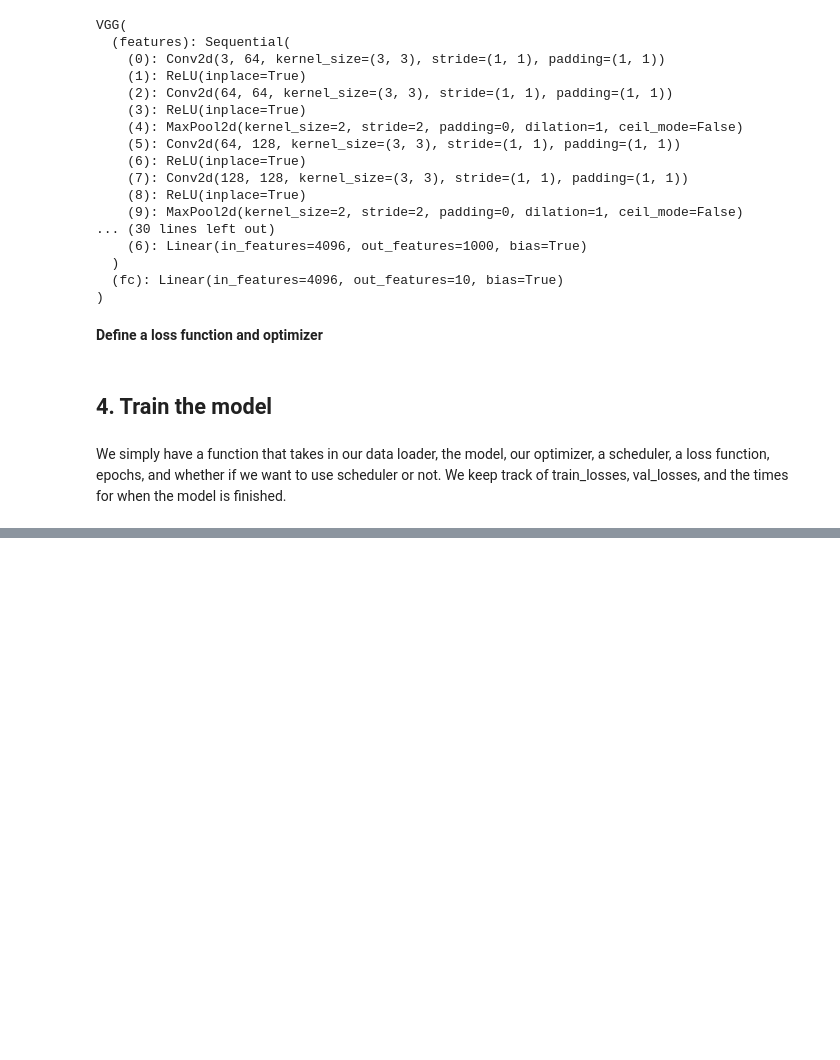
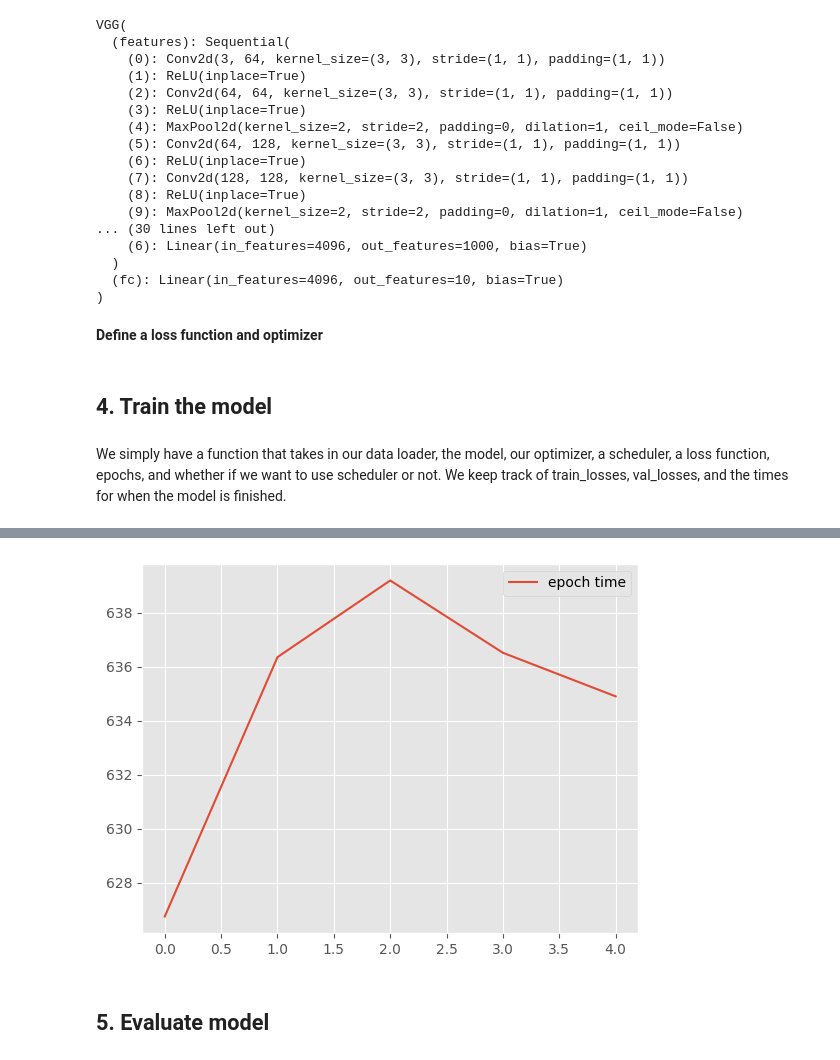
Before and after one commit to chriscamano/871_project, a Jupyter notebook: experiments/vgg16.ipynb, the cells around one changed output, grey strips where cells are left out. Drawn from its saved outputs; the diff is of its cells as text; code cells hidden in the pictures; blank space fills up the shorter version.

```diff
--- a/experiments/vgg16.ipynb
+++ b/experiments/vgg16.ipynb
@@ -380,0 +450,9 @@ NameError: name 'epochs' is not defined
+# %%
+plt.style.use("ggplot")
+plt.plot(report['epoch_times_history'], label="epoch time")
+plt.legend()
+plt.show()
+# %% [output]
+[figure, added]
+# %% [markdown]
+## 5. Evaluate model
```
Also changed, not shown: parts of 11 cells of this notebook.
